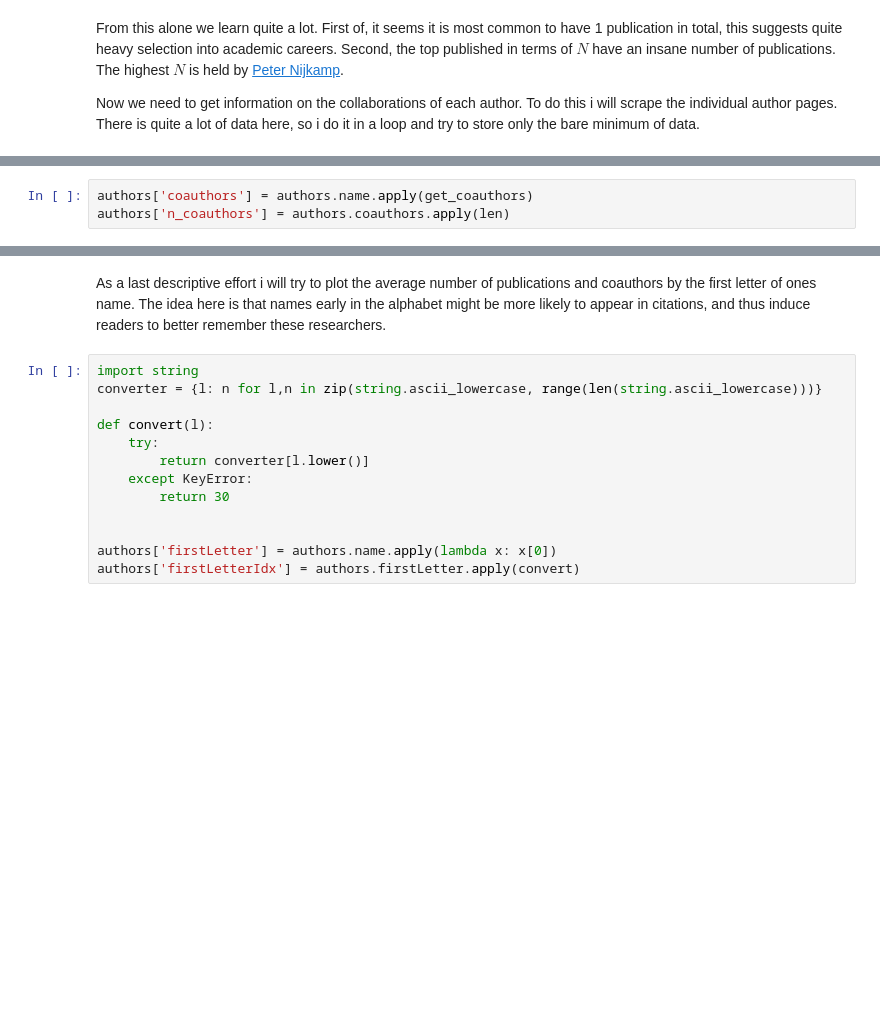
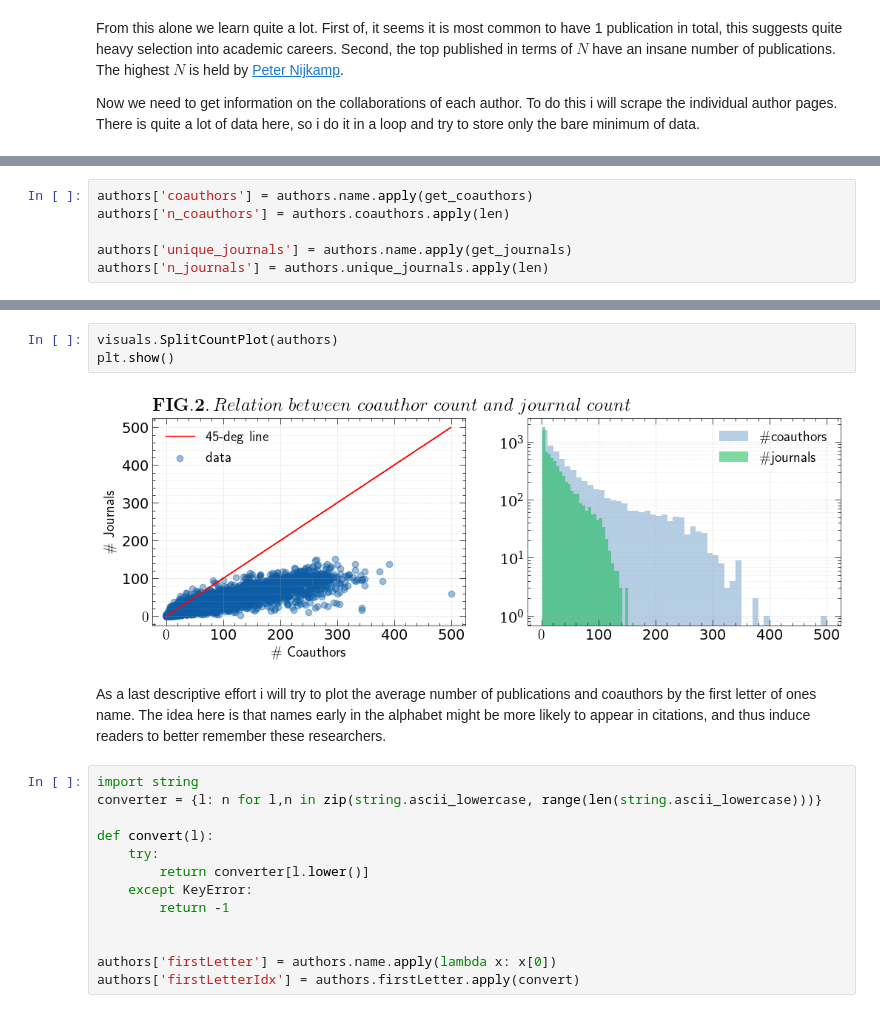
Before and after one commit to Kristianuruplarsen/data_project, a Jupyter notebook: data_project.ipynb, the cells around one changed output, grey strips where cells are left out. Cells and saved outputs as stored; diff of their text form; blank space fills up the shorter version.

```diff
--- a/data_project.ipynb
+++ b/data_project.ipynb
@@ -76,3 +74,6 @@ Now i pull information from each of the scraped author pages to construct a list
 # %%
 authors['coauthors'] = authors.name.apply(get_coauthors)
 authors['n_coauthors'] = authors.coauthors.apply(len)
+
+authors['unique_journals'] = authors.name.apply(get_journals)
+authors['n_journals'] = authors.unique_journals.apply(len)
@@ -105,3 +80,8 @@ with pretty.Classic():
+# %%
+visuals.SplitCountPlot(authors)
+plt.show()
+# %% [output]
+[figure, added]
 # %% [markdown]
 As a last descriptive effort i will try to plot the average number of publications and coauthors by the first letter of ones name. The idea here is that names early in the alphabet might be more likely to appear in citations, and thus induce readers to better remember these researchers.
 # %%
@@ -112,7 +92,7 @@ def convert(l):
     try:
         return converter[l.lower()]
     except KeyError:
-        return 30
+        return -1
 
 
 authors['firstLetter'] = authors.name.apply(lambda x: x[0])
```
Also changed, not shown: parts of 17 cells of this notebook, 4 other files.
